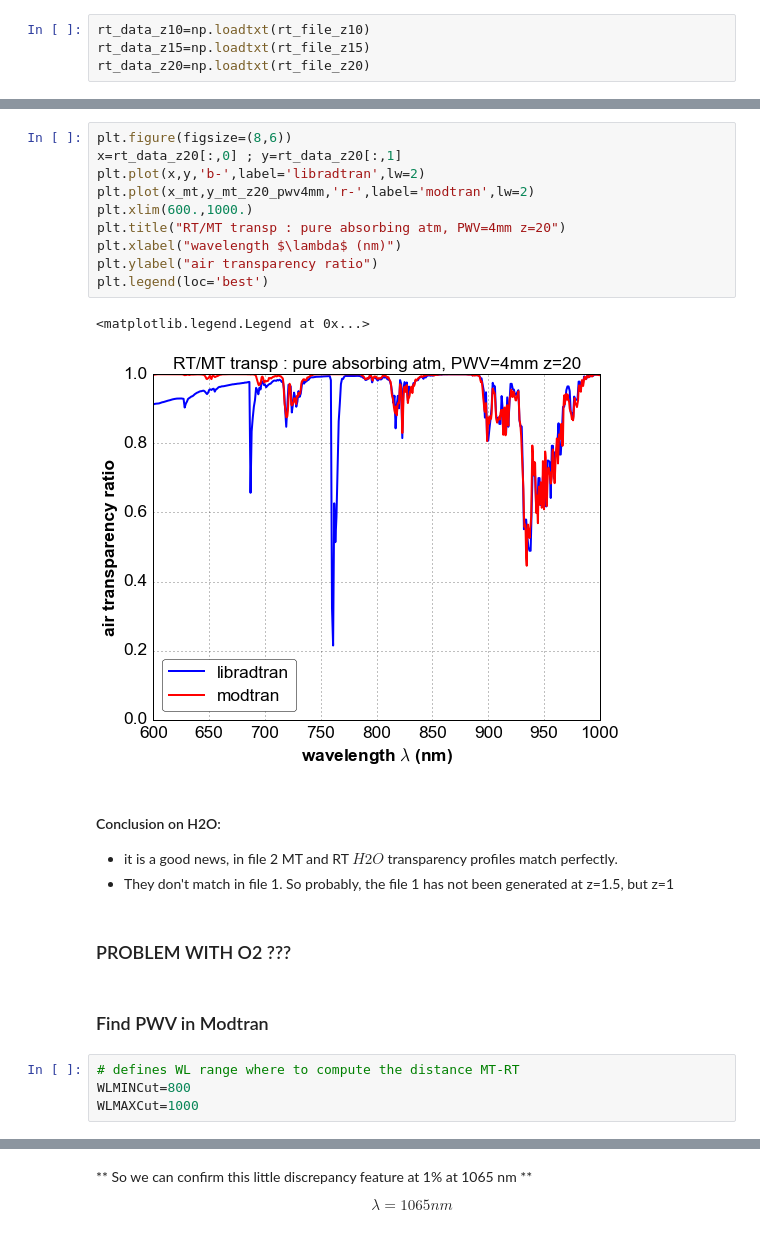
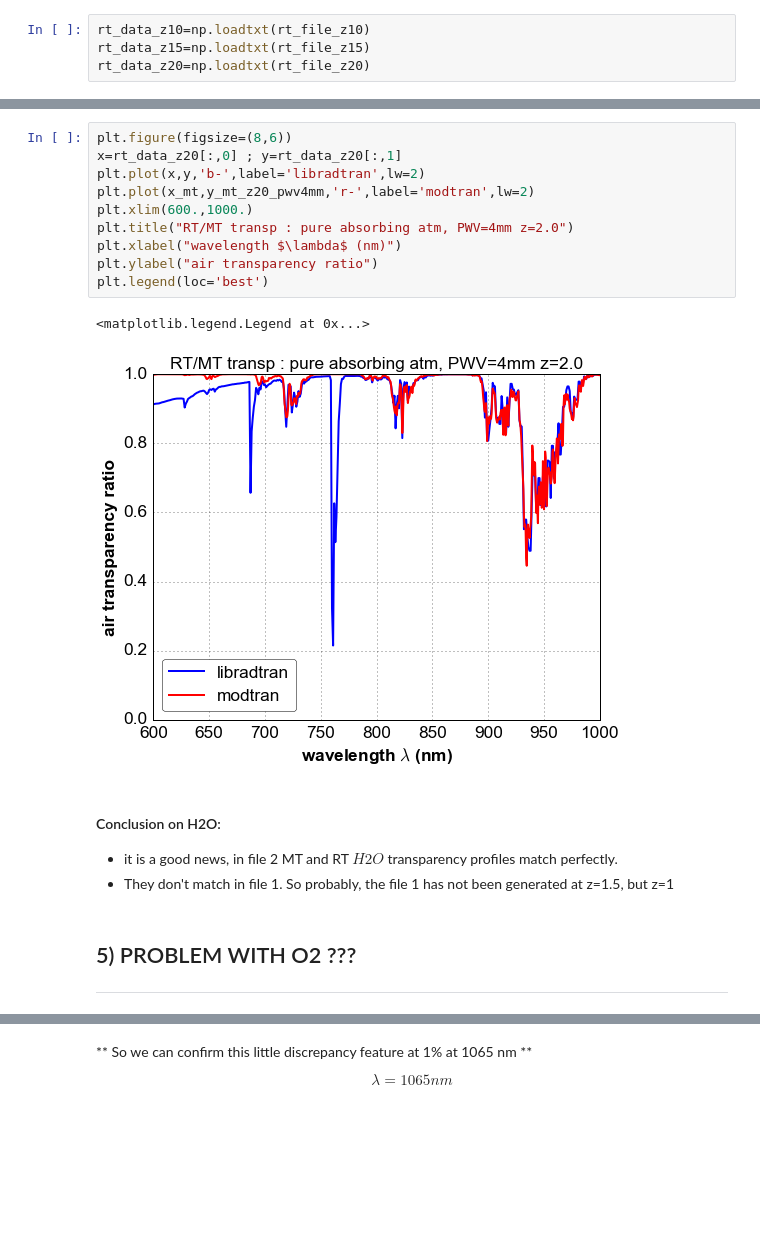
Before and after one commit to sylvielsstfr/PC5AtmStudies, a Jupyter notebook: MTRTFirstComp/ThirdMTRTComparison.ipynb, the cells around one changed output, grey strips where cells are left out. Drawn from its saved outputs; the diff is of its cells as text; blank space fills up the shorter version.

```diff
--- a/MTRTFirstComp/ThirdMTRTComparison.ipynb
+++ b/MTRTFirstComp/ThirdMTRTComparison.ipynb
@@ -472,26 +599,21 @@ plt.legend(loc='best')
 # %%
 plt.figure(figsize=(8,6))
 x=rt_data_z20[:,0] ; y=rt_data_z20[:,1]
 plt.plot(x,y,'b-',label='libradtran',lw=2)
 plt.plot(x_mt,y_mt_z20_pwv4mm,'r-',label='modtran',lw=2)
 plt.xlim(600.,1000.)
-plt.title("RT/MT transp : pure absorbing atm, PWV=4mm z=20")
+plt.title("RT/MT transp : pure absorbing atm, PWV=4mm z=2.0")
 plt.xlabel("wavelength $\lambda$ (nm)")
 plt.ylabel("air transparency ratio")
 plt.legend(loc='best')
 # %% [output]
 <matplotlib.legend.Legend at 0x...>
-[figure, old version]
+[figure, new version]
 # %% [markdown]
 #### Conclusion on H2O:
 
 - it is a good news, in file 2 MT and RT $H2O$ transparency profiles match perfectly.
 - They don't match in file 1. So probably, the file 1 has not been generated at z=1.5, but z=1
 # %% [markdown]
-### PROBLEM WITH O2  ???
+## 5) PROBLEM WITH O2  ???
+-------------------------------------
-# %% [markdown]
-### Find PWV in Modtran
-# %%
-# defines WL range where to compute the distance MT-RT
-WLMINCut=800
-WLMAXCut=1000
```
Also changed, not shown: parts of 89 cells of this notebook.
